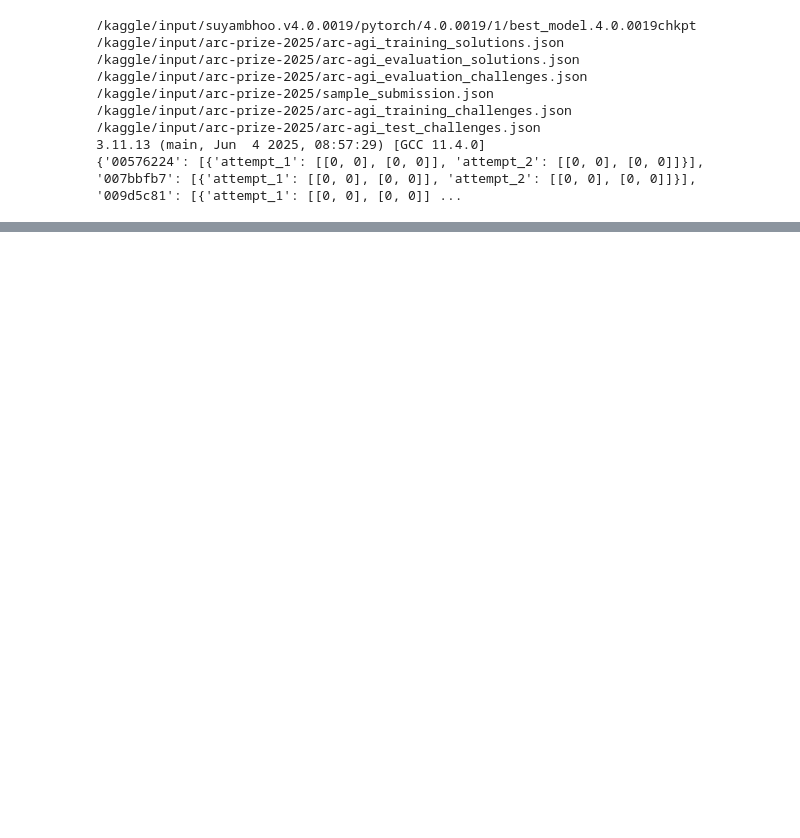
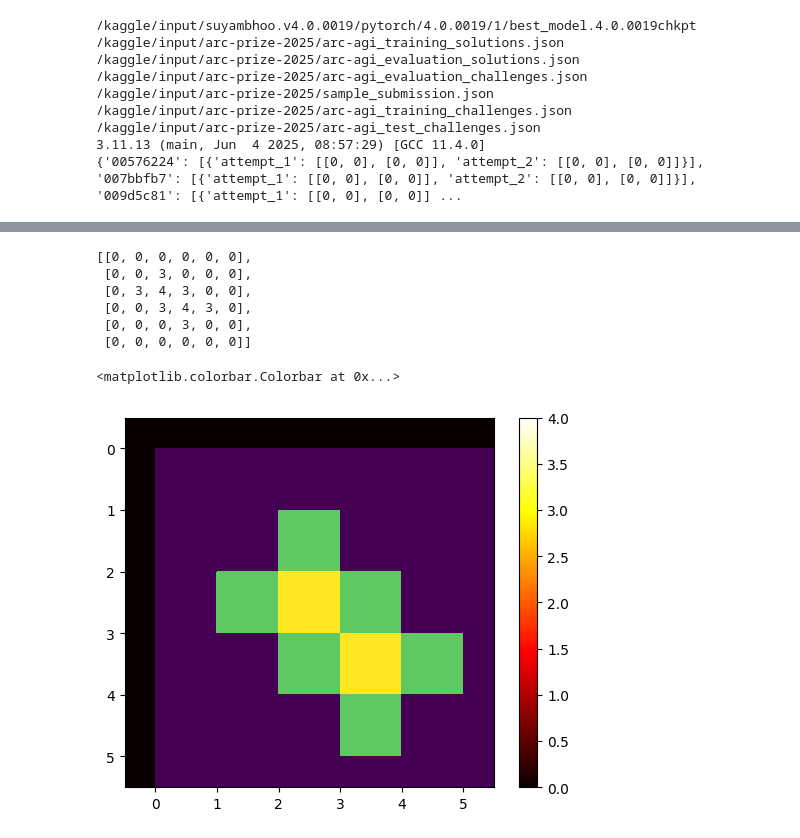
Before and after one commit to RamBITS-AI/Suyambhoo, a Jupyter notebook: arc_neural_network.ipynb, the cells around one changed output, grey strips where cells are left out. Cells and saved outputs as stored; diff of their text form; code cells hidden in the pictures; blank space fills up the shorter version.

```diff
--- a/arc_neural_network.ipynb
+++ b/arc_neural_network.ipynb
@@ -324,0 +484,14 @@ Loaded 240 training pairs and 240 test inputs.
+# %%
+pprint(train_out)
+plt.pcolor(train_out)
+plt.imshow(train_out, cmap=plt.cm.hot)
+plt.colorbar()
+# %% [output]
+[[0, 0, 0, 0, 0, 0],
+ [0, 0, 3, 0, 0, 0],
+ [0, 3, 4, 3, 0, 0],
+ [0, 0, 3, 4, 3, 0],
+ [0, 0, 0, 3, 0, 0],
+ [0, 0, 0, 0, 0, 0]]
+<matplotlib.colorbar.Colorbar at 0x...>
+[figure, added]
```
Also changed, not shown: parts of 5 cells of this notebook.
